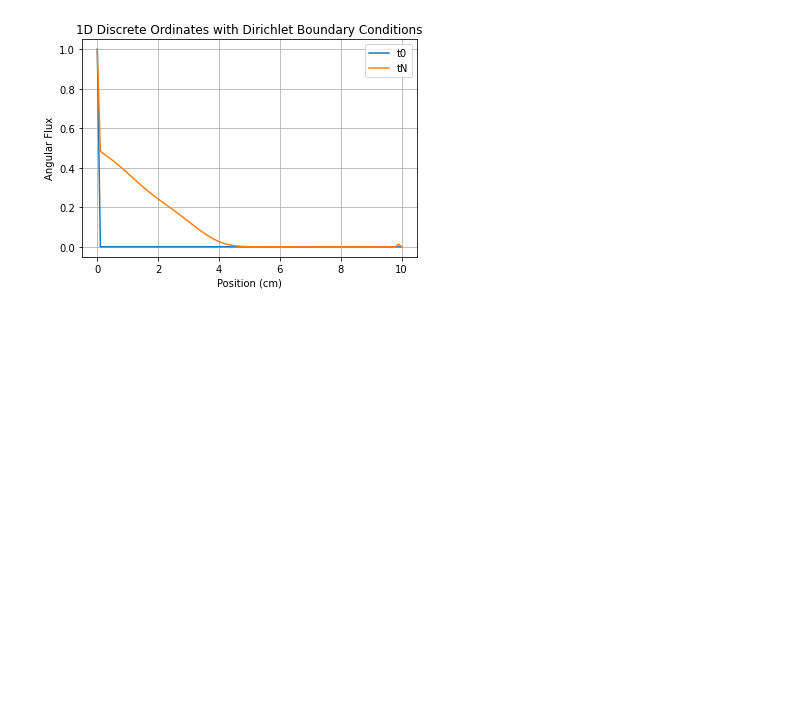
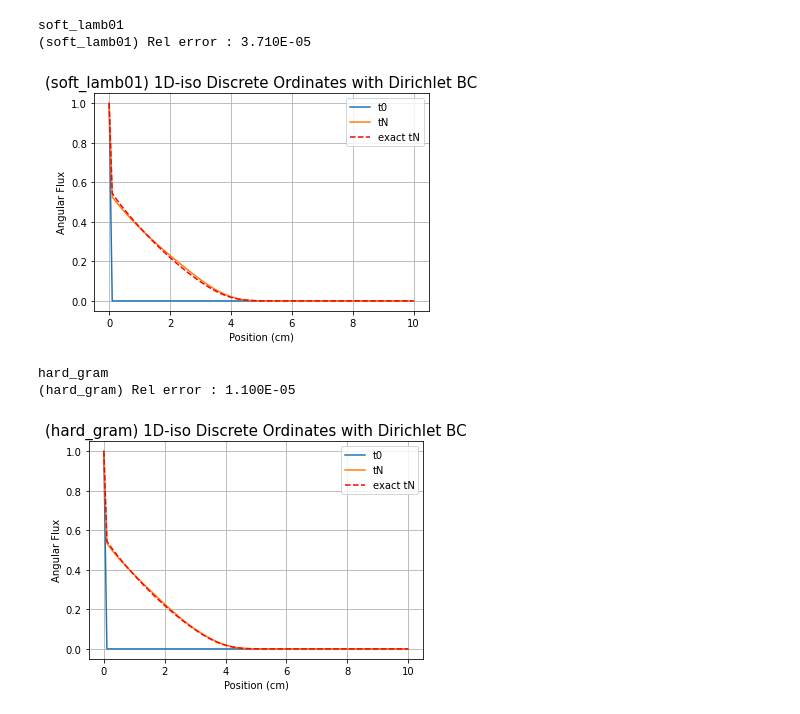
Before and after one commit to ScSteffen/CollisionOperatorLearning, a Jupyter notebook: simulation_study.ipynb, the cells around one changed output. Saved outputs shown, nothing was run; the diff lists cells and outputs as text; code cells hidden in the pictures; blank space fills up the shorter version.

```diff
--- a/simulation_study.ipynb
+++ b/simulation_study.ipynb
@@ -58,11 +58,6 @@ list_filename=[
     '1D/entropy/3_64_3_64_soft_lamb01',
     '1D/entropy/3_64_3_64_hard_gram',
     '1D/entropy/3_64_3_64_hard_special',
-    '1D/toy/3_8_3_8_wo_bias',
-    '1D/toy/3_8_3_8_w_bias',
-    '1D/toy/3_8_3_8_soft_lamb01',
-    '1D/toy/3_8_3_8_hard_gram',
-    '1D/toy/3_8_3_8_hard_special'
 ]
 
 ## guad pts and weights
@@ -118,13 +113,14 @@ def run_simulation(f_init, n_x, n_q, n_t, dt, dx, sigma_s, sigma_t, source, omeg
                 collision = model(_f, grid).squeeze().detach().numpy()
             else:
                 mass = (w_q @ f_kin[:, i])
-                if mass == 0:
-                    _f = torch.FloatTensor(f_kin[:, i].reshape(1, 1,-1))
-                    collision = model(_f, grid).squeeze().detach().numpy()
+                if mass==0:
+                    # _f = torch.FloatTensor(f_kin[:, i].reshape(1, 1,-1))
+                    # collision = model(_f, grid).squeeze().detach().numpy()
+                    collision=np.zeros(f_kin[:, i].shape)
                 else:
-                    f_normalized = f_kin[:, i] / mass
+                    f_normalized = f_kin[:, i] / mass * 3.5449
                     _f = torch.FloatTensor(f_normalized.reshape(1, 1, -1))
-                    collision = model(_f, grid).squeeze().detach().numpy() * mass
+                    collision = model(_f, grid).squeeze().detach().numpy() * mass / 3.5449
 
             for q in range(n_q):
                 # Update angular flux using finite difference method
@@ -183,14 +216,44 @@ f_tN = run_simulation(f_init, n_x, n_q, n_t, dt, dx, sigma_s, sigma_t, source, o
 # %%
+model_idx=2
+print(names[model_idx])
+f_tN = run_simulation(f_init, n_x, n_q, n_t, dt, dx, sigma_s, sigma_t, source, omega, models[model_idx], grid, w_q, True)
+
 f_res_tn = w_q @ f_tN / 2.
 f_res_t0 = w_q @ f_init / 2.
 # Plot the angular flux for one angle (e.g., the first angle)
 plt.plot(np.linspace(0, L, n_x), f_res_t0)
 plt.plot(np.linspace(0, L, n_x), f_res_tn)
+plt.plot(np.linspace(0, L, n_x), exact_f_res_tn, c='r', linestyle="--")
 plt.xlabel('Position (cm)')
 plt.ylabel('Angular Flux')
-plt.title('1D Discrete Ordinates with Dirichlet Boundary Conditions')
-plt.legend(['t0', 'tN'])
+plt.title('({}) 1D-iso Discrete Ordinates with Dirichlet BC'.format(names[model_idx]), size=15)
+plt.legend(['t0', 'tN','exact tN'])
 plt.grid(True)
-#plt.savefig("hard_special.png")
+#plt.savefig("wo_bias.png")
+print("({}) Rel error : {:.3E}".format(names[model_idx],np.mean((f_res_tn-exact_f_res_tn)**2)))
 # %% [output]
+soft_lamb01
+(soft_lamb01) Rel error : 3.710E-05
-[figure, old version]
+[figure, new version]
+# %%
+model_idx=3
+print(names[model_idx])
+f_tN = run_simulation(f_init, n_x, n_q, n_t, dt, dx, sigma_s, sigma_t, source, omega, models[model_idx], grid, w_q, True)
+
+f_res_tn = w_q @ f_tN / 2.
+f_res_t0 = w_q @ f_init / 2.
+# Plot the angular flux for one angle (e.g., the first angle)
+plt.plot(np.linspace(0, L, n_x), f_res_t0)
+plt.plot(np.linspace(0, L, n_x), f_res_tn)
+plt.plot(np.linspace(0, L, n_x), exact_f_res_tn, c='r', linestyle="--")
+plt.xlabel('Position (cm)')
+plt.ylabel('Angular Flux')
+plt.title('({}) 1D-iso Discrete Ordinates with Dirichlet BC'.format(names[model_idx]), size=15)
+plt.legend(['t0', 'tN','exact tN'])
+plt.grid(True)
+#plt.savefig("wo_bias.png")
+print("({}) Rel error : {:.3E}".format(names[model_idx],np.mean((f_res_tn-exact_f_res_tn)**2)))
+# %% [output]
+hard_gram
+(hard_gram) Rel error : 1.100E-05
+[figure, added]
```
Also changed, not shown: parts of 11 cells of this notebook, 5 other files.
